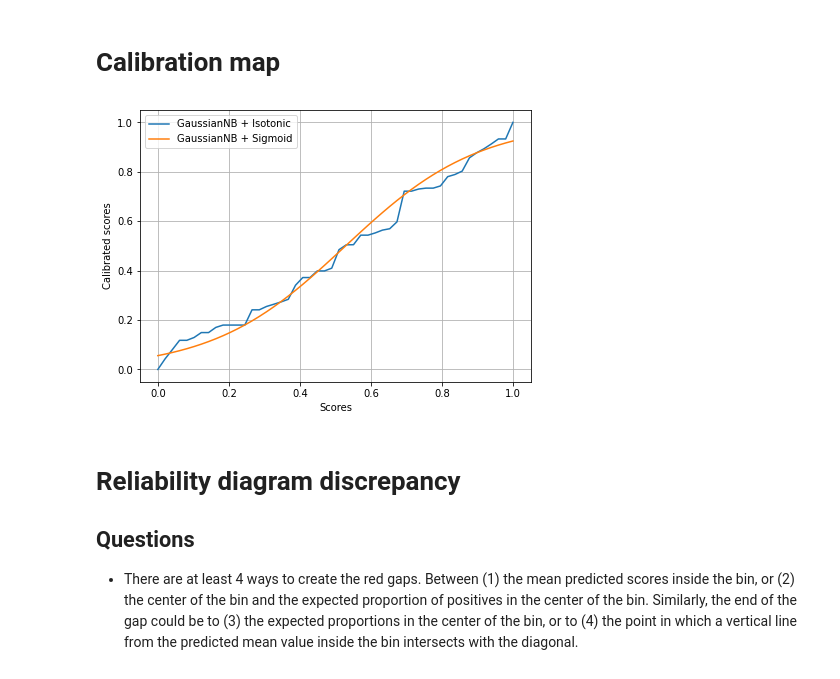
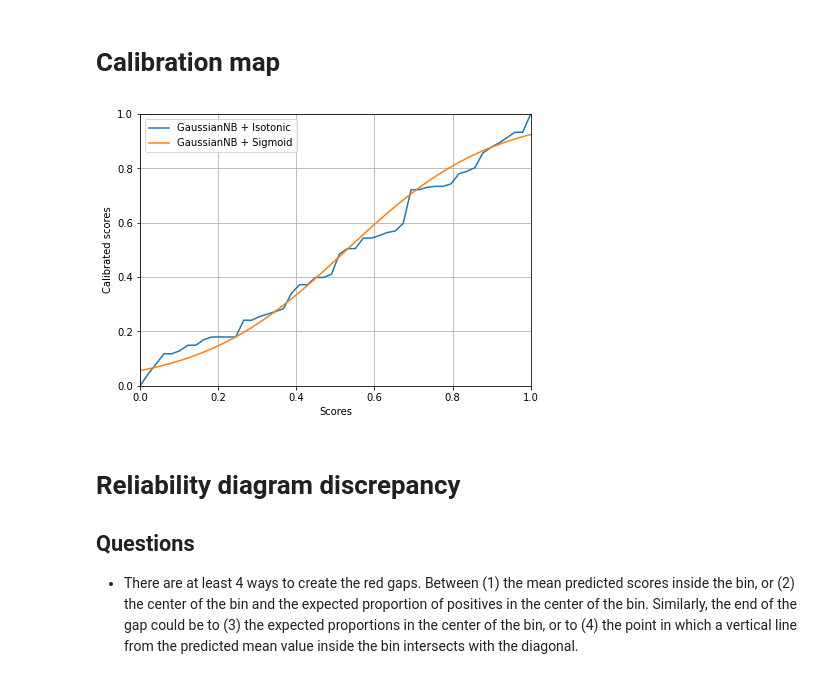
Before and after one commit to classifier-calibration/hands_on, a Jupyter notebook: notebooks/2_visualisation_tools.ipynb, the cells around one changed output. Saved outputs shown, nothing was run; the diff lists cells and outputs as text; code cells hidden in the pictures.

```diff
--- a/notebooks/2_visualisation_tools.ipynb
+++ b/notebooks/2_visualisation_tools.ipynb
@@ -102,19 +104,21 @@ _ = plot_reliability_diagram(X_test, y_test, estimators, histogram=True)
 # %%
 scores_linspace = np.linspace(0, 1, 50)
 fig = plt.figure(figsize=(7, 5))
 ax = fig.add_subplot(111)
 for clf, name in estimators:
     if not hasattr(clf, 'calibrated_classifiers_'):
         continue
     classifiers = clf.calibrated_classifiers_
     calibrated = np.mean([cla.calibrators_[0].predict(scores_linspace) for cla in classifiers], axis=0)
     ax.plot(scores_linspace, calibrated, label=name)
 ax.legend()
 ax.set_xlabel('Scores')
 ax.set_ylabel('Calibrated scores')
+ax.set_xlim([0, 1])
+ax.set_ylim([0, 1])
 ax.grid()
 # %% [output]
-[figure, old version]
+[figure, new version]
 # %% [markdown]
 # Reliability diagram discrepancy
 
```
Also changed, not shown: parts of 4 cells of this notebook.
